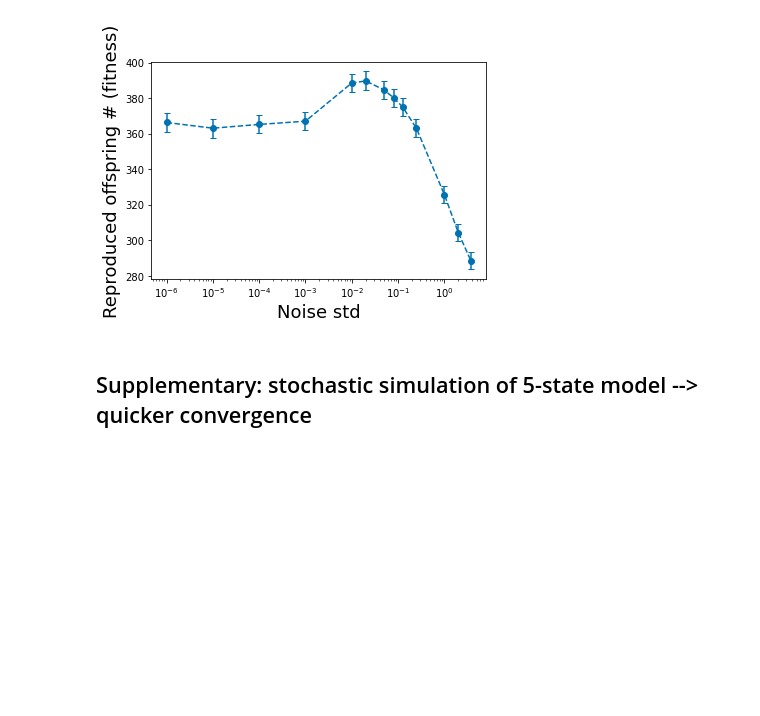
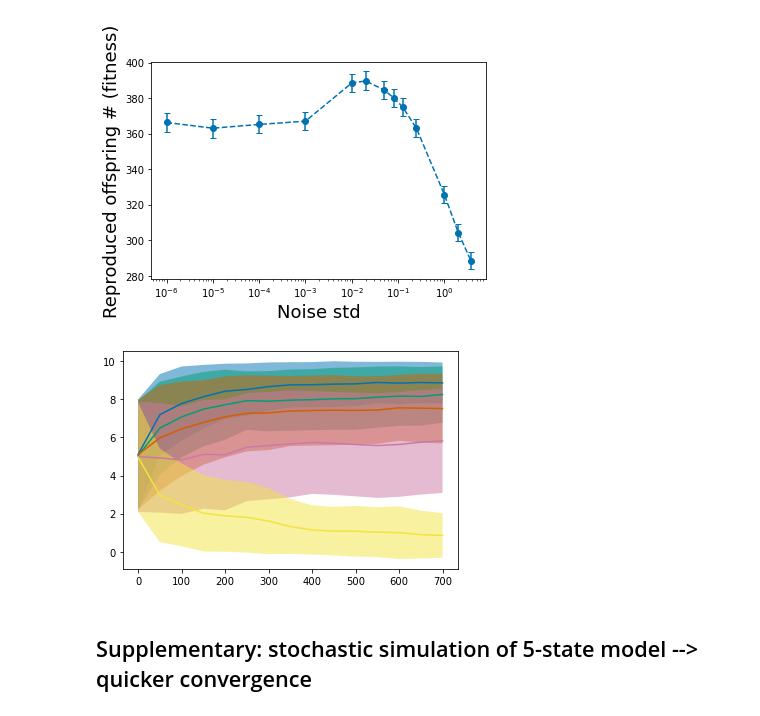
Before and after one commit to tongliang11/Evolution-dynamics, a Jupyter notebook: Figures.ipynb, the cells around one changed output. Cells and saved outputs as stored; diff of their text form; code cells hidden in the pictures; blank space fills up the shorter version.

```diff
--- a/Figures.ipynb
+++ b/Figures.ipynb
@@ -1144,6 +1179,34 @@ ax.set_ylabel('Reproduced offspring # (fitness)',fontsize=18)
 # %% [output]
 Text(0, 0.5, 'Reproduced offspring # (fitness)')
 [figure]
+# %%
+# 500 agents standard parameters
+iteration =701
+iter_interval=50
+std_standard=[[] for _ in range(len(range(0,iteration,iter_interval)))]
+ave_standard=[[] for _ in range(len(range(0,iteration,iter_interval)))]
+for i in range(0,iteration,iter_interval):
+    data=[[] for _ in range(20)]
+
+    boxdata=[]
+    for j in range(20):
+        try:
+            with open("./evolve_data/2021_04_08_21_48/trial_{}/iteration_{}".format(j,i), "rb") as fp:   # Unpickling
+                data[j] = pickle.load(fp)
+        except FileNotFoundError:
+            print("trial_{}".format(j)+" doesn\'t have iteration_{}".format(i))
+        else:
+            boxdata.append(np.array([data[j][i].hop for i in range(500)]))
+    std_standard[int(i/iter_interval)]=np.std(np.vstack(boxdata),0)
+    ave_standard[int(i/iter_interval)]=np.mean(np.vstack(boxdata),0)
+
+for i in range(5):
+    plt.plot(np.linspace(0, iteration-1, int(iteration/iter_interval)+1), np.array(ave_standard)[
+                   :, i], '-', label="$\gamma_{}$".format(i+1))
+    plt.fill_between(np.linspace(0, iteration-1, int(iteration/iter_interval)+1), np.array(ave_standard)[
+                           :, i]-np.array(std_standard)[:, i], np.array(ave_standard)[:, i]+np.array(std_standard)[:, i], alpha=0.5)
+# %% [output]
+[figure, added]
 # %% [markdown]
 ## Supplementary: stochastic simulation of 5-state model --> quicker convergence
 # %%
```
Also changed, not shown: parts of 2 cells of this notebook, 13 other files.
